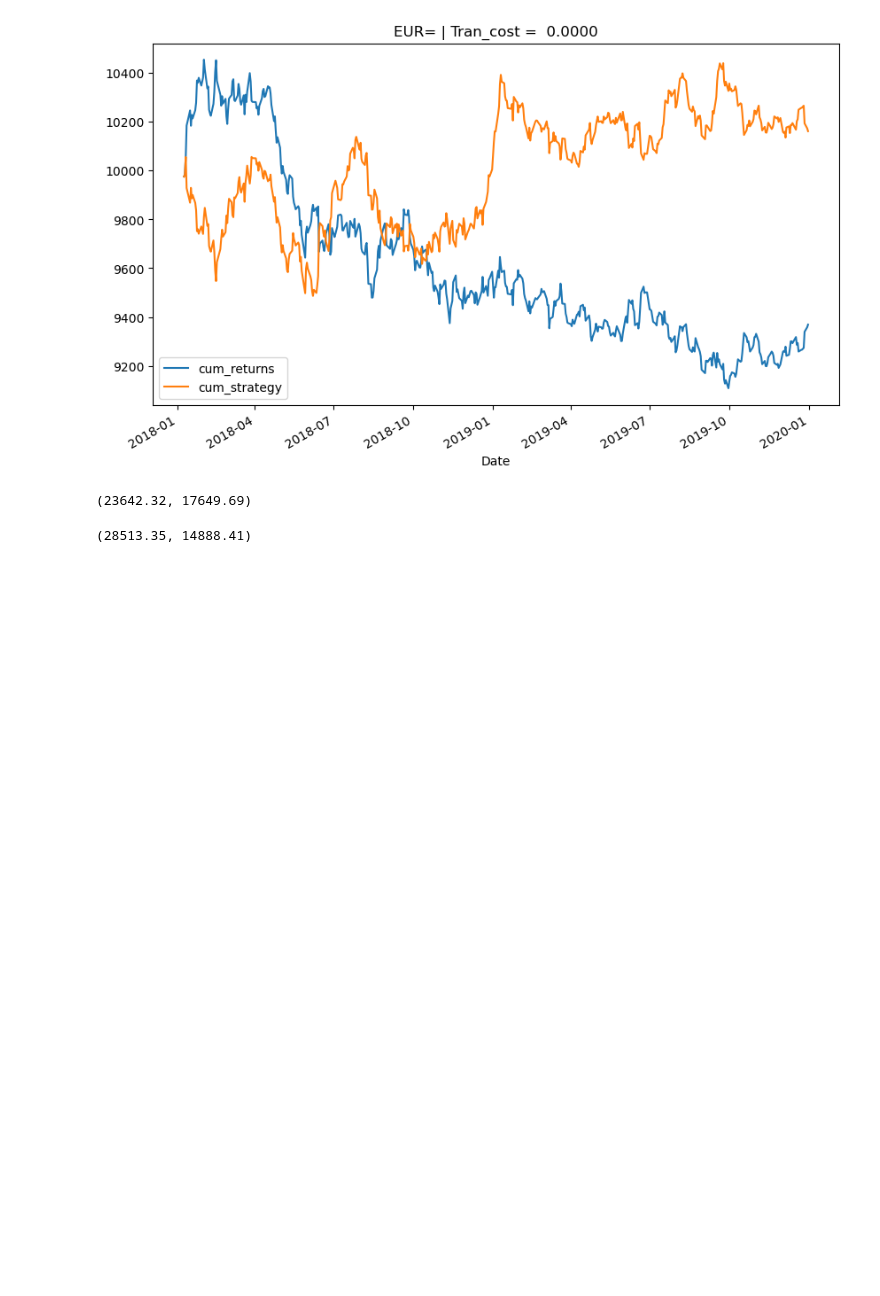
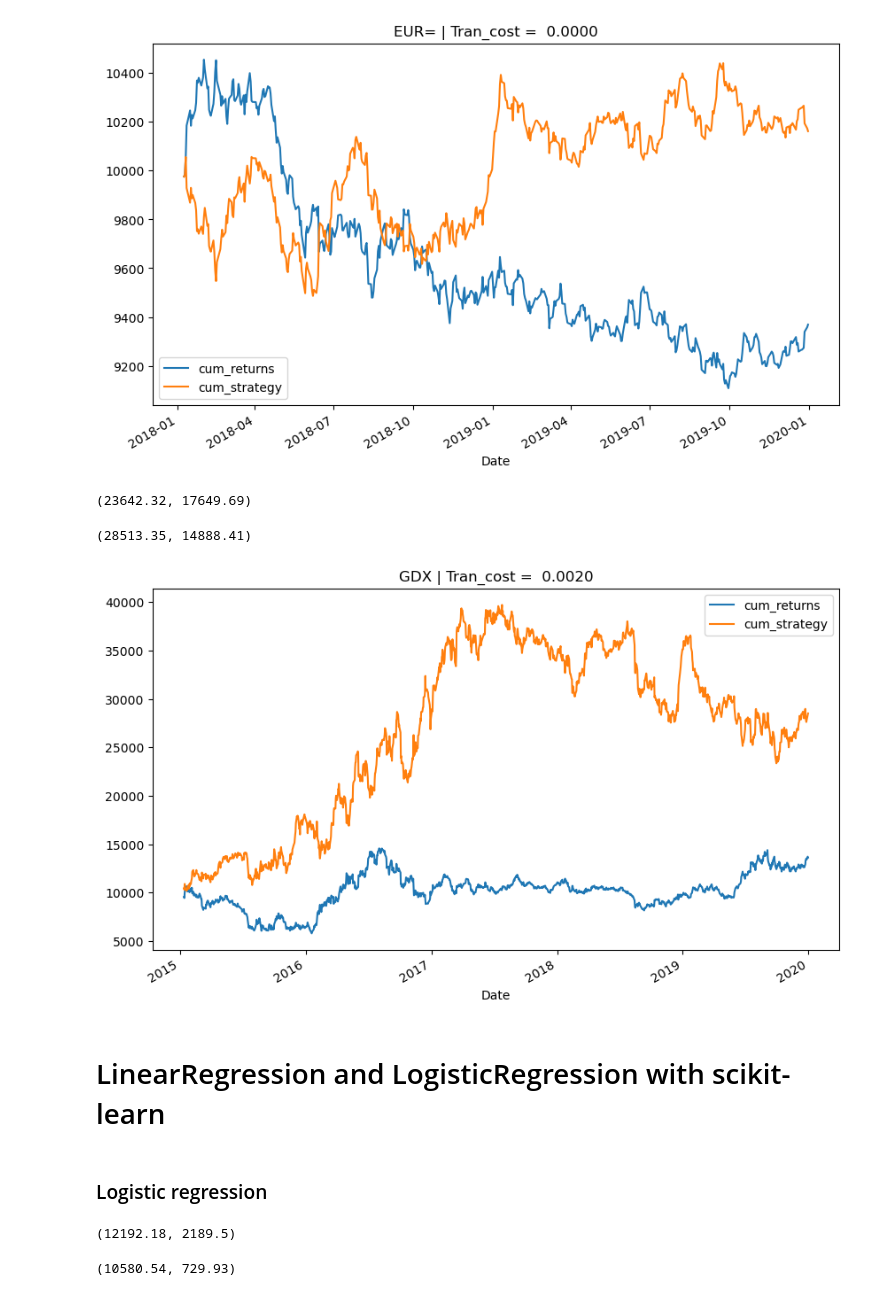
Before and after one commit to ArchQuant/backtesting-basics, a Jupyter notebook: test.ipynb, the cells around one changed output. Saved outputs shown, nothing was run; the diff lists cells and outputs as text; code cells hidden in the pictures; blank space fills up the shorter version.

Commit message:
Ch5 Predicting market movement: logistic reg and dnn.

```diff
--- a/test.ipynb
+++ b/test.ipynb
@@ -94,4 +94,8 @@ lrbt.run_strategy('2010-1-1', '2014-12-31', '2015-1-1', '2019-12-31', lags=7)
 # %% [output]
 (28513.35, 14888.41)
 # %%
-lrbt.plot_re
+lrbt.plot_results()
+# %% [output]
+[figure, added]
+# %% [markdown]
+# LinearRegression and LogisticRegression with scikit-learn
@@ -97,0 +106,2 @@ lrbt.plot_re
+# %% [markdown]
+### Logistic regression
@@ -97,0 +112,10 @@ lrbt.plot_re
+# %%
+scibt.run_strategy('2015-1-1', '2019-12-31',
+                   '2015-1-1', '2019-12-31', lags=15)
+# %% [output]
+(12192.18, 2189.5)
+# %%
+scibt.run_strategy('2016-1-1', '2018-12-31',
+                   '2019-1-1', '2019-12-31', lags=15)
+# %% [output]
+(10580.54, 729.93)
```
Also changed, not shown: parts of 7 cells of this notebook, 6 other files.
